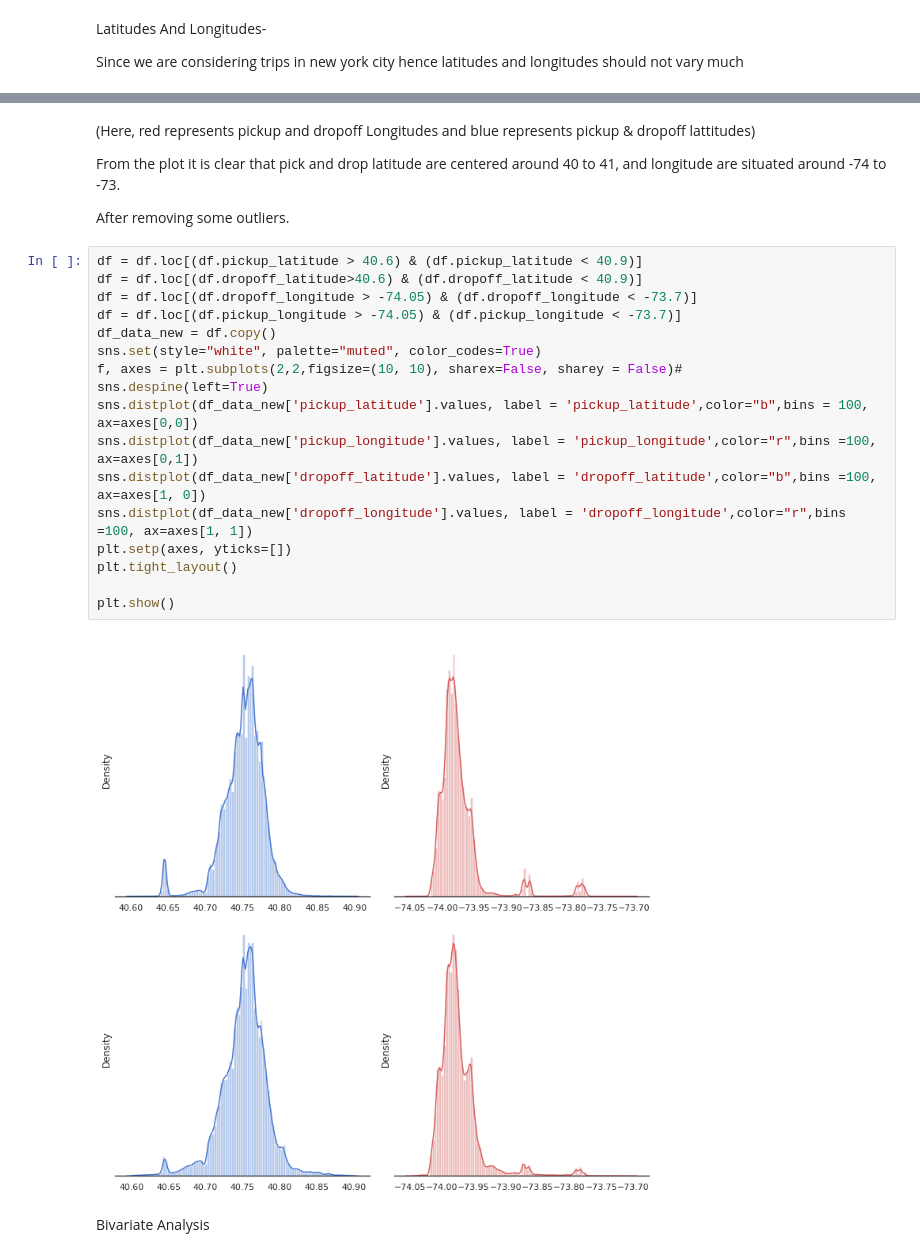
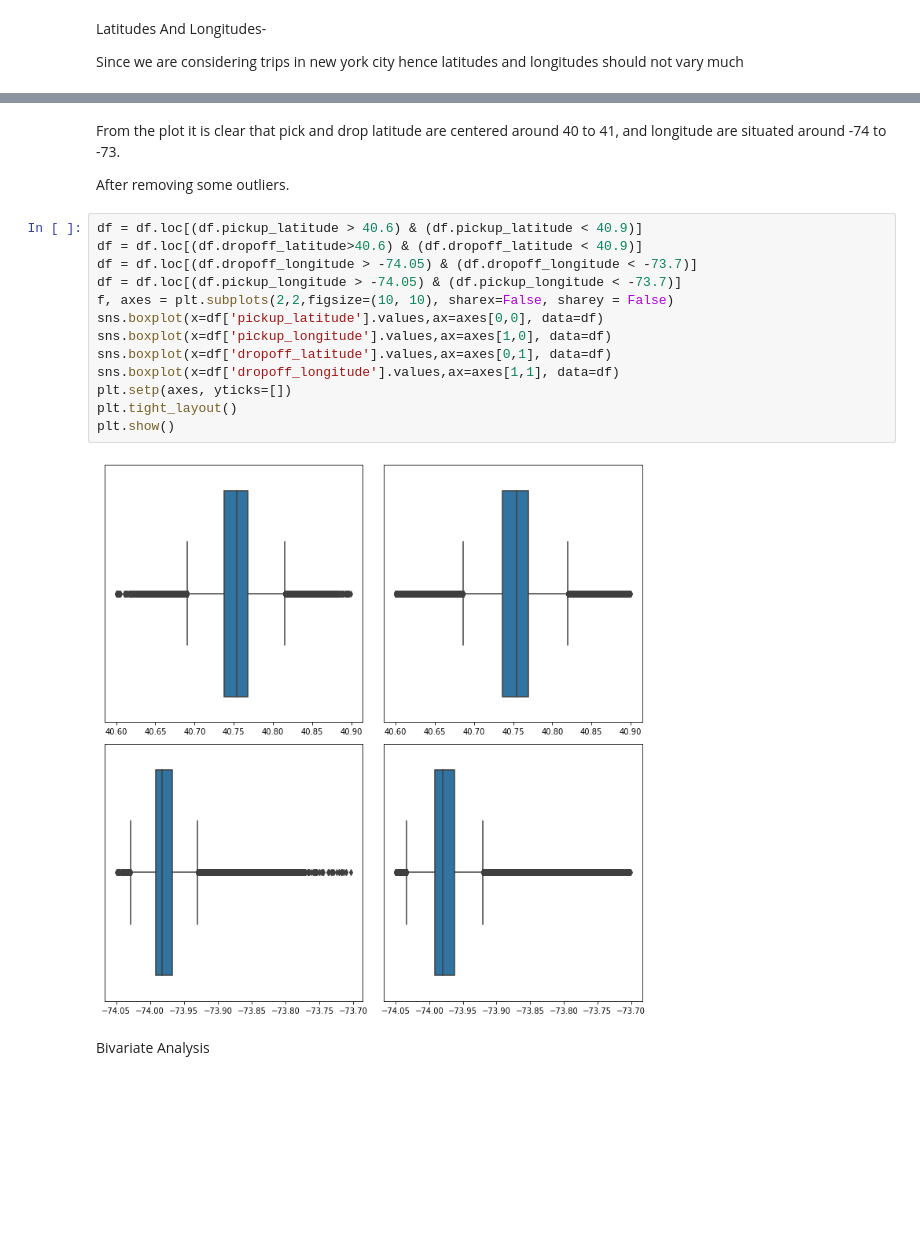
Before and after one commit to shreya-25/NYC-Taxi-trip-Duration, a Jupyter notebook: EDA_updated.ipynb, the cells around one changed output, grey strips where cells are left out. Cells and saved outputs as stored; diff of their text form; blank space fills up the shorter version.

```diff
--- a/EDA_updated.ipynb
+++ b/EDA_updated.ipynb
@@ -211,5 +197,4 @@ plt.show()
 # %% [markdown]
-(Here, red represents pickup and dropoff Longitudes and blue represents pickup & dropoff lattitudes)
 
 From the plot it is clear that pick and drop latitude are centered around 40 to 41, and longitude are situated around -74 to -73.
 
@@ -217,22 +202,18 @@ After removing some outliers.
 # %%
 df = df.loc[(df.pickup_latitude > 40.6) & (df.pickup_latitude < 40.9)]
 df = df.loc[(df.dropoff_latitude>40.6) & (df.dropoff_latitude < 40.9)]
 df = df.loc[(df.dropoff_longitude > -74.05) & (df.dropoff_longitude < -73.7)]
 df = df.loc[(df.pickup_longitude > -74.05) & (df.pickup_longitude < -73.7)]
-df_data_new = df.copy()
-sns.set(style="white", palette="muted", color_codes=True)
-f, axes = plt.subplots(2,2,figsize=(10, 10), sharex=False, sharey = False)#
-sns.despine(left=True)
-sns.distplot(df_data_new['pickup_latitude'].values, label = 'pickup_latitude',color="b",bins = 100, ax=axes[0,0])
-sns.distplot(df_data_new['pickup_longitude'].values, label = 'pickup_longitude',color="r",bins =100, ax=axes[0,1])
-sns.distplot(df_data_new['dropoff_latitude'].values, label = 'dropoff_latitude',color="b",bins =100, ax=axes[1, 0])
-sns.distplot(df_data_new['dropoff_longitude'].values, label = 'dropoff_longitude',color="r",bins =100, ax=axes[1, 1])
+f, axes = plt.subplots(2,2,figsize=(10, 10), sharex=False, sharey = False)
+sns.boxplot(x=df['pickup_latitude'].values,ax=axes[0,0], data=df)
+sns.boxplot(x=df['pickup_longitude'].values,ax=axes[1,0], data=df)
+sns.boxplot(x=df['dropoff_latitude'].values,ax=axes[0,1], data=df)
+sns.boxplot(x=df['dropoff_longitude'].values,ax=axes[1,1], data=df)
 plt.setp(axes, yticks=[])
 plt.tight_layout()
-
 plt.show()
 # %% [output]
-[figure, old version]
+[figure, new version]
 # %% [markdown]
 Bivariate Analysis
 # %%
```
Also changed, not shown: parts of 3 cells of this notebook.
